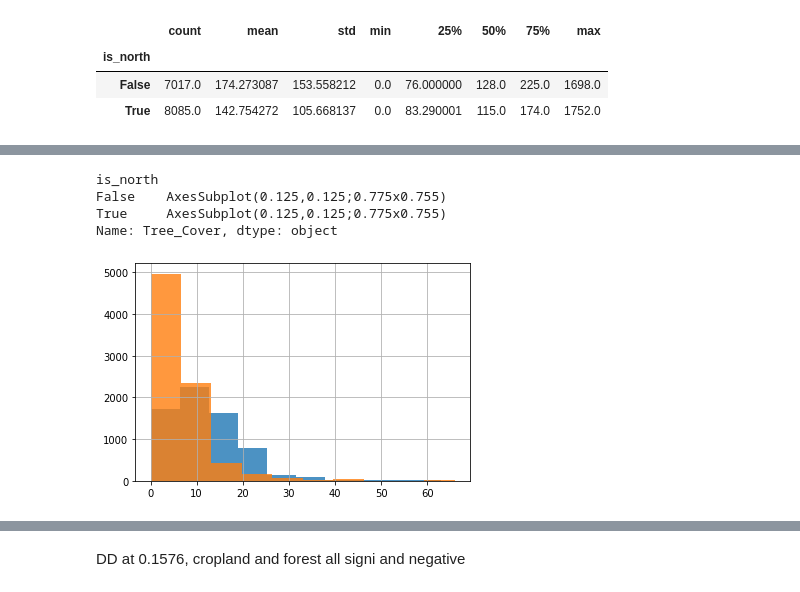
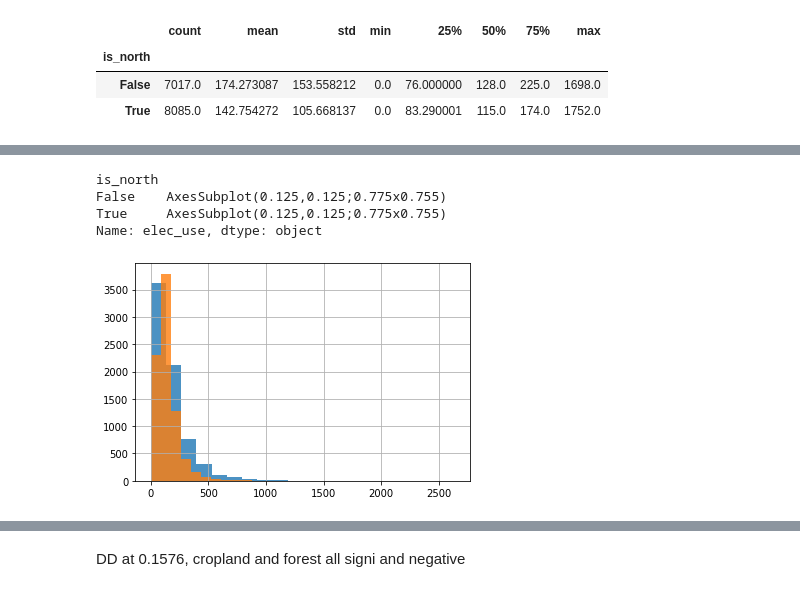
Before and after one commit to JK558/Land-Cover-UHI-Energy-Use, a Jupyter notebook: Land-Cover-UHI-Energy-Use.ipynb, the cells around one changed output, grey strips where cells are left out. Cells and saved outputs as stored; diff of their text form; code cells hidden in the pictures.

```diff
--- a/Land-Cover-UHI-Energy-Use.ipynb
+++ b/Land-Cover-UHI-Energy-Use.ipynb
@@ -20,10 +20,12 @@ pd.options.display.max_columns = 80
 # %%
-dfhousehold = pd.read_stata("CRECS2012年数据.dta")
-dfhousehold_copy = dfhousehold.copy()
+# dfhousehold = pd.read_stata("CRECS2012年数据.dta")
+# dfhousehold_copy = dfhousehold.copy()
+# %%
+dfhousehold  = dfhousehold_copy.copy()
 # %%
-itr = pd.read_stata('CRECS2012年数据.dta', iterator=True)
-col_dict = itr.variable_labels()
-# itr.value_labels()
+# itr = pd.read_stata('CRECS2012年数据.dta', iterator=True)
+# col_dict = itr.variable_labels()
+# # itr.value_labels()
 # %%
 type(itr)
 # %% [output]
@@ -194,0 +149,2 @@ Name: latitude, Length: 1051, dtype: int64
+# %%
+dfhousehold = dfhousehold.loc[:, dfhousehold.isna().mean()<0.5]
@@ -2219,8 +1824,8 @@ master1.groupby('is_north')['elec_use'].describe()
 # %%
-master1.groupby('is_north')['Tree_Cover'].hist(alpha=0.8)
+master1.groupby('is_north')['elec_use'].hist(alpha=0.8, label='is_north',bins=20)
 # %% [output]
 is_north
 False    AxesSubplot(0.125,0.125;0.775x0.755)
 True     AxesSubplot(0.125,0.125;0.775x0.755)
-Name: Tree_Cover, dtype: object
+Name: elec_use, dtype: object
-[figure, old version]
+[figure, new version]
```
Also changed, not shown: parts of 132 cells of this notebook.
